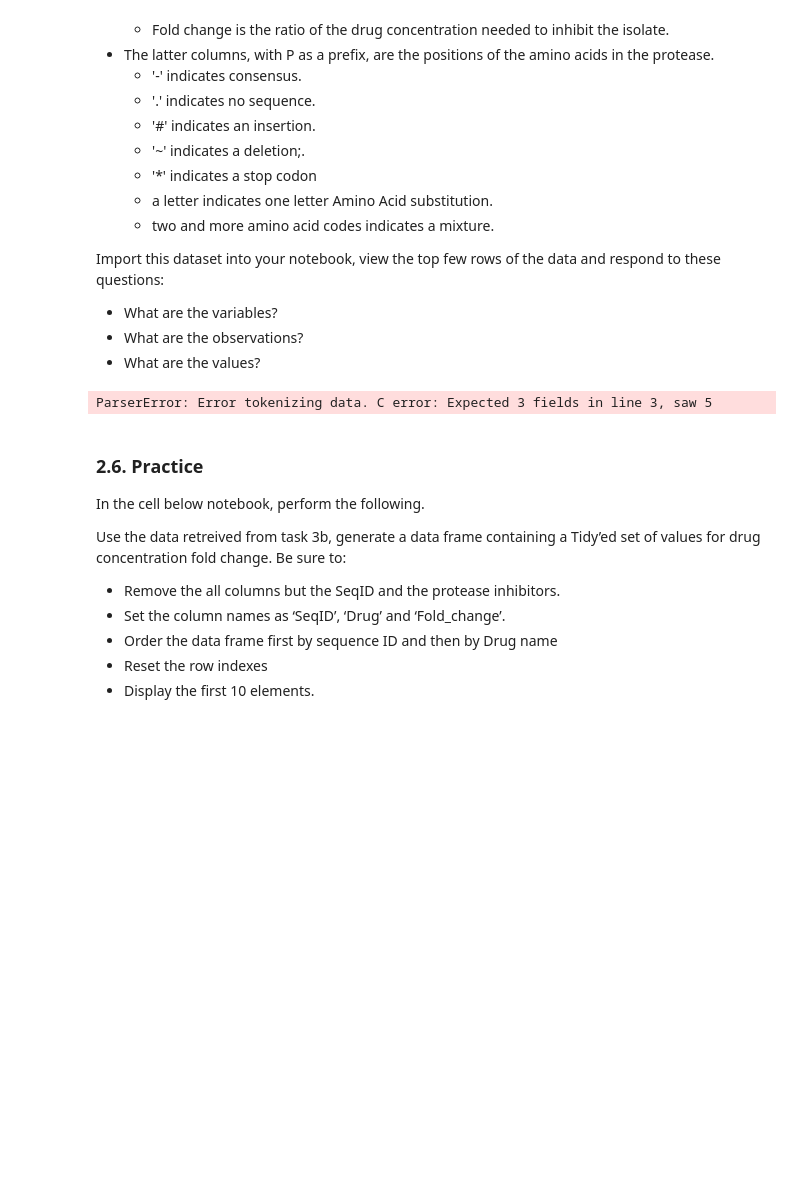
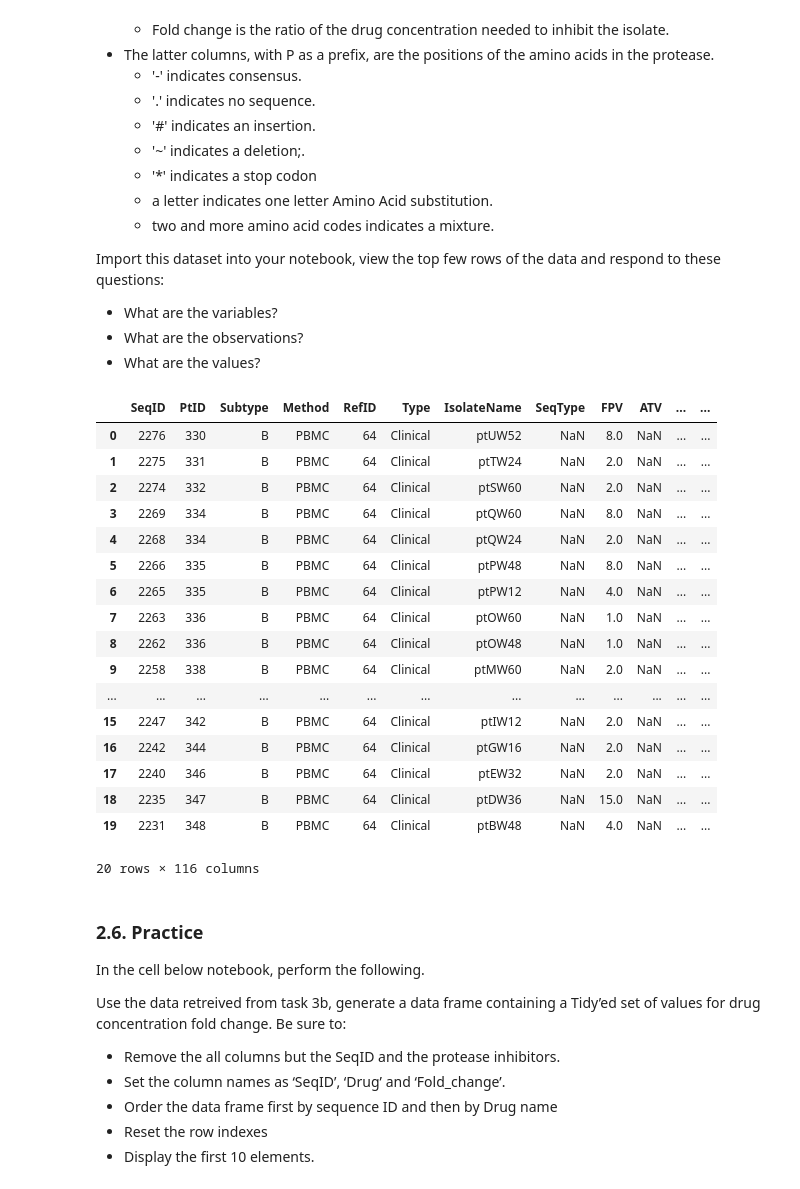
Before and after one commit to edomsic/Data-Analytics-With-Python, a Jupyter notebook: Module2-Data_Analytics/A05-Tidy_Data.ipynb, the cells around one changed output. Saved outputs shown, nothing was run; the diff lists cells and outputs as text; code cells hidden in the pictures; blank space fills up the shorter version.

```diff
--- a/Module2-Data_Analytics/A05-Tidy_Data.ipynb
+++ b/Module2-Data_Analytics/A05-Tidy_Data.ipynb
@@ -517,12 +517,29 @@ Import this dataset into your notebook, view the top few rows of the data and re
 - What are the variables?
 - What are the observations?
 - What are the values?
-# %%
-url = "https://hivdb.stanford.edu/download/GenoPhenoDatasets/PI_DataSet.txt"
-
-PIData = pd.read_csv(url)
-# %% [output]
-ParserError: Error tokenizing data. C error: Expected 3 fields in line 3, saw 5
+# %%
+PIData = pd.read_csv("/Users/evandomsic/my_project/courses/Data-Analytics-With-Python/Module2-Data_Analytics/PI_DataSet.Full.txt", sep='\t')
+
+PIData.head(20)
+# %% [output]
+|  | SeqID | PtID | Subtype | Method | RefID | Type | IsolateName | SeqType | FPV | ATV | ... | ... |
+| 0 | 2276 | 330 | B | PBMC | 64 | Clinical | ptUW52 | NaN | 8.0 | NaN | ... | ... |
+| 1 | 2275 | 331 | B | PBMC | 64 | Clinical | ptTW24 | NaN | 2.0 | NaN | ... | ... |
+| 2 | 2274 | 332 | B | PBMC | 64 | Clinical | ptSW60 | NaN | 2.0 | NaN | ... | ... |
+| 3 | 2269 | 334 | B | PBMC | 64 | Clinical | ptQW60 | NaN | 8.0 | NaN | ... | ... |
+| 4 | 2268 | 334 | B | PBMC | 64 | Clinical | ptQW24 | NaN | 2.0 | NaN | ... | ... |
+| 5 | 2266 | 335 | B | PBMC | 64 | Clinical | ptPW48 | NaN | 8.0 | NaN | ... | ... |
+| 6 | 2265 | 335 | B | PBMC | 64 | Clinical | ptPW12 | NaN | 4.0 | NaN | ... | ... |
+| 7 | 2263 | 336 | B | PBMC | 64 | Clinical | ptOW60 | NaN | 1.0 | NaN | ... | ... |
+| 8 | 2262 | 336 | B | PBMC | 64 | Clinical | ptOW48 | NaN | 1.0 | NaN | ... | ... |
+| 9 | 2258 | 338 | B | PBMC | 64 | Clinical | ptMW60 | NaN | 2.0 | NaN | ... | ... |
+| ... | ... | ... | ... | ... | ... | ... | ... | ... | ... | ... | ... | ... |
+| 15 | 2247 | 342 | B | PBMC | 64 | Clinical | ptIW12 | NaN | 2.0 | NaN | ... | ... |
+| 16 | 2242 | 344 | B | PBMC | 64 | Clinical | ptGW16 | NaN | 2.0 | NaN | ... | ... |
+| 17 | 2240 | 346 | B | PBMC | 64 | Clinical | ptEW32 | NaN | 2.0 | NaN | ... | ... |
+| 18 | 2235 | 347 | B | PBMC | 64 | Clinical | ptDW36 | NaN | 15.0 | NaN | ... | ... |
+| 19 | 2231 | 348 | B | PBMC | 64 | Clinical | ptBW48 | NaN | 4.0 | NaN | ... | ... |
+20 rows × 116 columns
 # %% [markdown]
 ### 2.6. <i class="fas fa-puzzle-piece"></i> Practice
 
```
Also changed, not shown: parts of 1 cell of this notebook.
